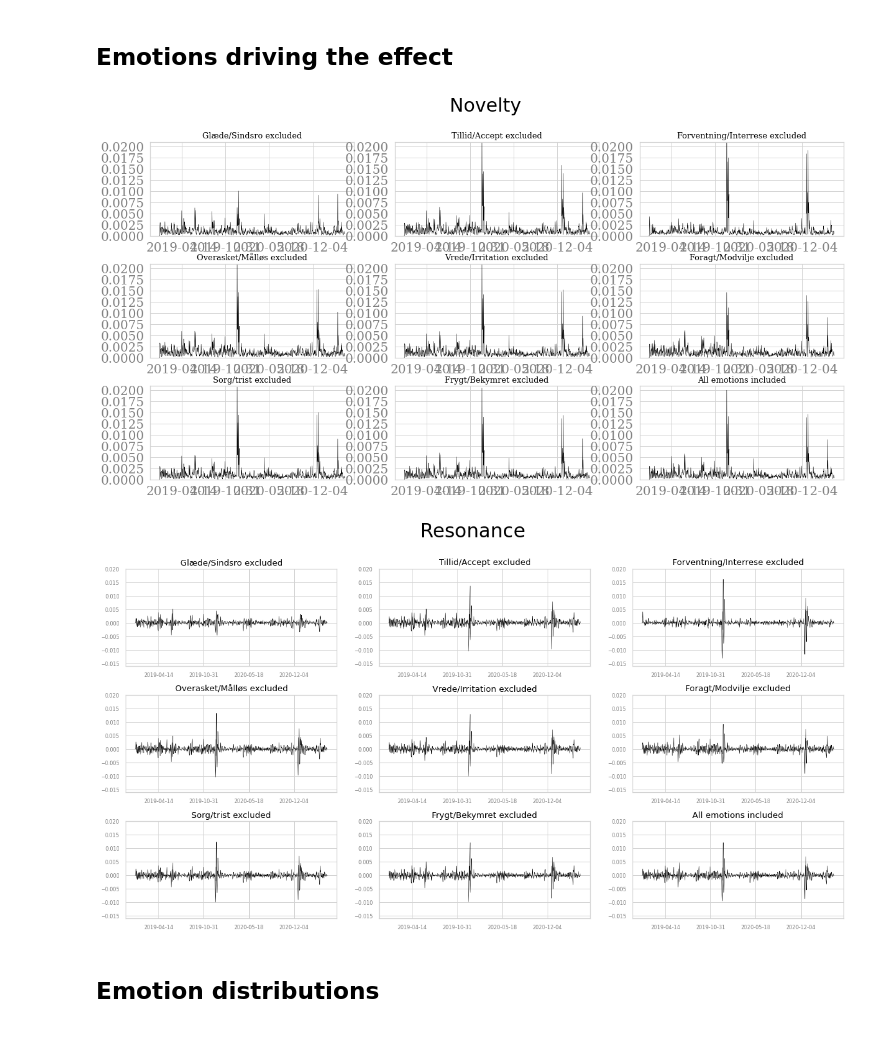
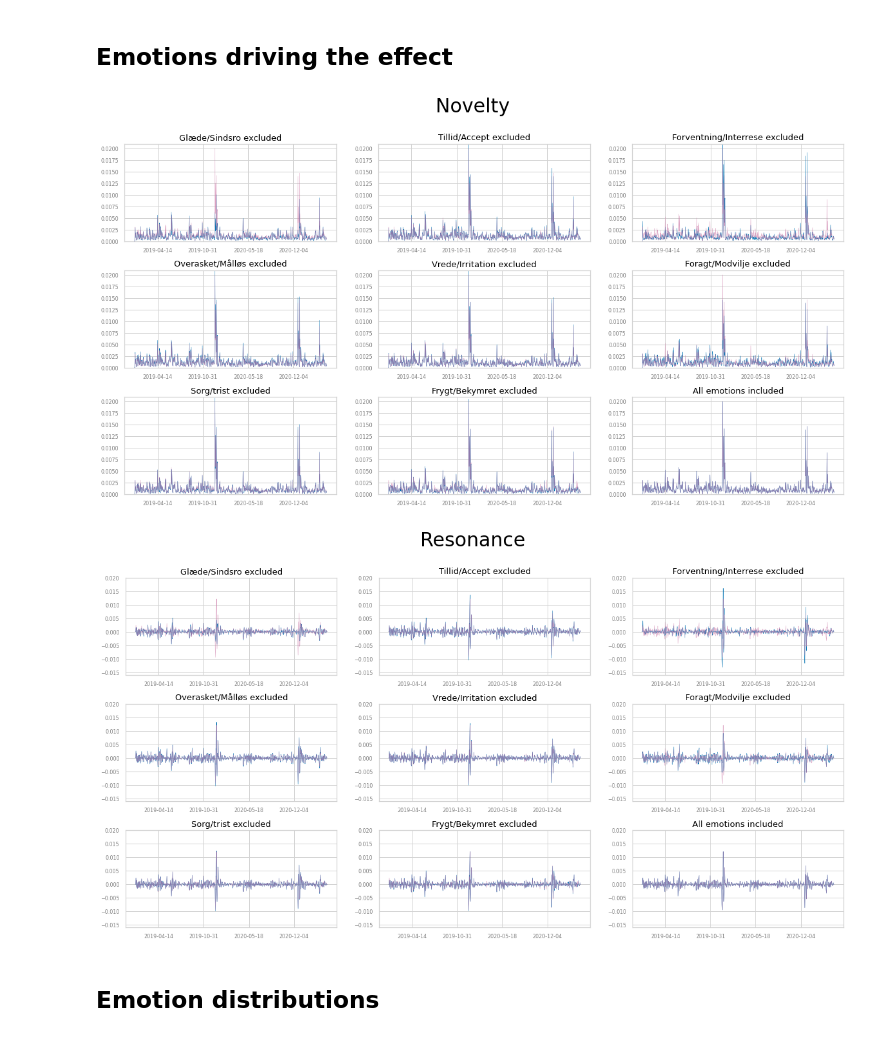
Before and after one commit to saraoe/emoDynamics, a Jupyter notebook: notebooks/vis_emotionFluxus.ipynb, the cells around one changed output. Cells and saved outputs as stored; diff of their text form; code cells hidden in the pictures.

```diff
--- a/notebooks/vis_emotionFluxus.ipynb
+++ b/notebooks/vis_emotionFluxus.ipynb
@@ -250,6 +253,7 @@ def plot_all_excluded(dfs:list, measure:str, ymin:float, ymax:float, stacked=Fal
     labelsize = 8
     matplotlib.rc('xtick', labelsize=labelsize)
     matplotlib.rc('ytick', labelsize=labelsize)
+    palette = ["#000000", "#E69F00", "#56B4E9", "#009E73", "#F0E442", "#0072B2", "#D55E00", "#CC79A7"]
 
     themes.theme_minimal(grid=True, ticks=False, fontsize=10)
     k = 0
@@ -260,11 +264,11 @@ def plot_all_excluded(dfs:list, measure:str, ymin:float, ymax:float, stacked=Fal
         y = dfs[i][measure]
         if stacked:
             axs[k, j].plot(x, y, linewidth = 0.5,
-                           color=palette[1], label=emotion)
+                           color=palette[5], label=emotion)
             x = dfs[-1]["date"]
             y = dfs[-1][measure]
             axs[k, j].plot(x, y, linewidth = 0.5,
-                           color=palette[0], label='all')
+                           color=palette[7], alpha=0.7, label='all')
         else:
             axs[k, j].plot(x, y, label = f'{emotion} excluded', linewidth = 0.5)
         axs[k, j].xaxis.set_major_locator(plt.MaxNLocator(5))
@@ -285,13 +289,13 @@ def plot_all_excluded(dfs:list, measure:str, ymin:float, ymax:float, stacked=Fal
         plt.savefig(plot_name)
     plt.show()
 # %%
-plot_all_excluded(all_emo_dfs, "novelty", ymin=0, ymax=0.021)#, save_fig=True, plot_name=f"../fig/novelty_emotions_excluded_all.png")
+plot_all_excluded(all_emo_dfs, "novelty", ymin=0, ymax=0.021, stacked=True)#, save_fig=True, plot_name=f"../fig/novelty_emotions_excluded_all.png")
 # %% [output]
-[figure, old version]
+[figure, new version]
 # %%
-plot_all_excluded(all_emo_dfs, "resonance", ymin=-0.016, ymax=0.02)#, save_fig=True, plot_name=f"../fig/resonance_emotions_excluded_all.png")
+plot_all_excluded(all_emo_dfs, "resonance", ymin=-0.016, ymax=0.02, stacked=True)#, save_fig=True, plot_name=f"../fig/resonance_emotions_excluded_all.png")
 # %% [output]
-[figure, old version]
+[figure, new version]
 # %% [markdown]
 ## Emotion distributions
 # %%
```
Also changed, not shown: parts of 4 cells of this notebook, 1 other file.
